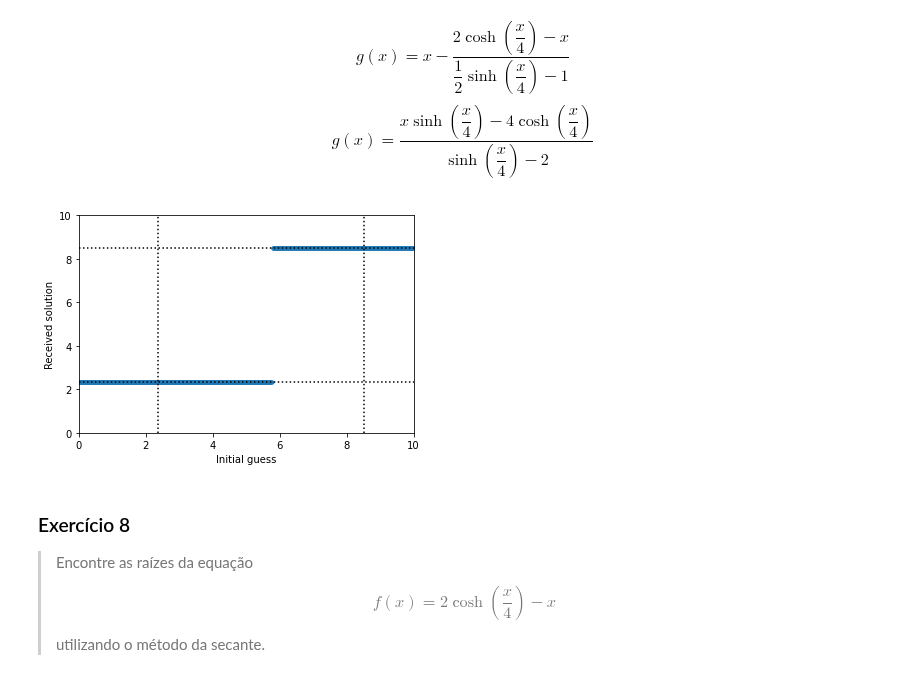
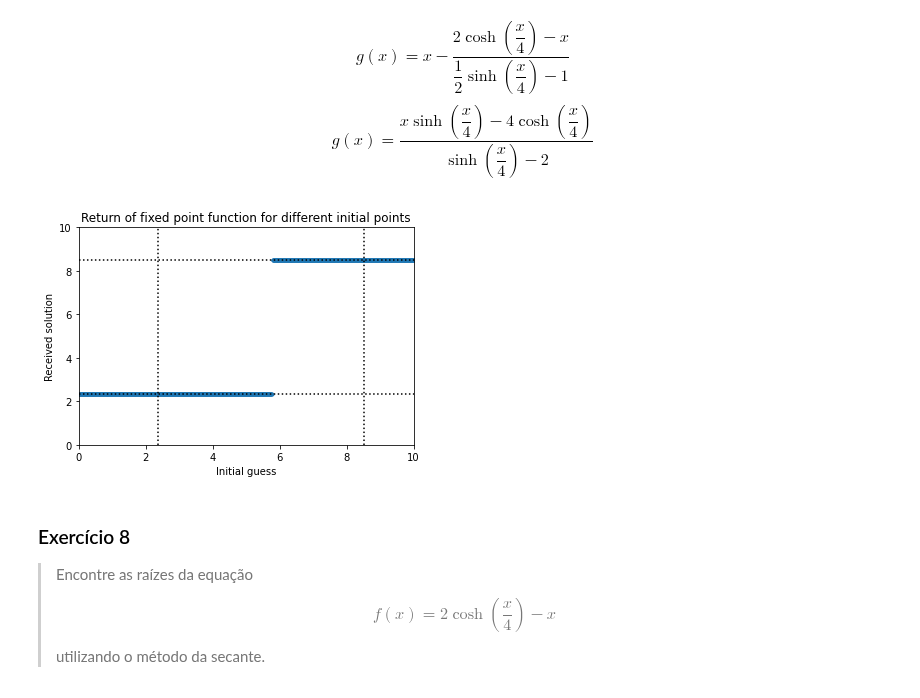
Before and after one commit to carlos-adir/UnB-Courses, a Jupyter notebook: mntf/trabalho1.ipynb, the cells around one changed output. Saved outputs shown, nothing was run; the diff lists cells and outputs as text; code cells hidden in the pictures.

```diff
--- a/mntf/trabalho1.ipynb
+++ b/mntf/trabalho1.ipynb
@@ -407,14 +480,12 @@ def fixedpoint(g: Callable[[float], float], p0: float, atol: float, nitermax: Op
 # %%
-def f(x: float) -> float:
-    return 2*np.cosh(x/4) - x
-
 def g1(x: float) -> float:
     return 2*np.cosh(x/4)
 
-p0 = 8.5
+x0 = 8.5  # Ponto inicial
 atol = 1e-4
-p = fixedpoint(g1, p0, atol, verbose=True)
-print(f" Initial guess:   p0 = {p0}")
-print(f"Final solution:    p = {p}")
+x = fixedpoint(g1, x0, atol, verbose=True)
+print(f" Initial guess:   x0 = {x0}")
+print(f"Final solution:    x = {x}")
 print(f"     Tolerance: atol = {atol:.1e}")
+print(f"         Error:  err = {abs(x-lowroot):.1e}")
 # %% [output]
@@ -438,12 +514,12 @@ Final solution:    p = 2.3575827298641867
 # %%
-p0s = np.linspace(0, highroot-1e-6, 1029)
-pfs = np.zeros(p0s.shape)
-for i, p0 in enumerate(p0s):
+x0s = np.linspace(0, highroot-1e-4, 1029)
+xfs = np.zeros(x0s.shape)
+for i, x0 in enumerate(x0s):
     try:
-        pfs[i] = fixedpoint(g1, p0, atol, nitermax=100)
+        xfs[i] = fixedpoint(g1, x0, atol, nitermax=100)
     except ValueError as e:
-        pfs[i] = float('inf')
-plt.scatter(p0s, pfs, marker=".")
+        xfs[i] = float('inf')
+plt.scatter(x0s, xfs, marker=".")
 plt.xlabel("Initial guess")
 plt.ylabel("Received solution")
 plt.xlim(0, 10)
@@ -452,5 +528,6 @@ plt.axhline(y=lowroot, ls="dotted", color="k")
 plt.axhline(y=highroot, ls="dotted", color="k")
 plt.axvline(x=lowroot, ls="dotted", color="k")
 plt.axvline(x=highroot, ls="dotted", color="k")
+plt.title("Return of fixed point function for different initial points")
 plt.show()
 # %% [output]
@@ -479,5 +568,7 @@ $$
 # %%
 def g2(x: float) -> float:
+    if x < 2:
+        raise ValueError(f"Cannot compute g({x}). It's not real!")
     return 4*np.log((x/2) + np.sqrt( (x/2)**2-1))
 
 p0s = np.linspace(lowroot+1e-6, 10, 1029)
@@ -496,5 +587,6 @@ plt.axhline(y=lowroot, ls="dotted", color="k")
 plt.axhline(y=highroot, ls="dotted", color="k")
 plt.axvline(x=lowroot, ls="dotted", color="k")
 plt.axvline(x=highroot, ls="dotted", color="k")
+plt.title("Return of fixed point function for different initial points")
 plt.show()
 # %% [output]
@@ -514,28 +606,29 @@ $$
 # %%
 def g3(x: float) -> float:
     sinh = np.sinh(x/4)
     cosh = np.cosh(x/4)
     return (x*sinh - 4*cosh)/(sinh - 2)
 
-p0s = np.linspace(0, 10, 1029)
-pfs = np.zeros(p0s.shape)
-for i, p0 in enumerate(p0s):
+x0s = np.linspace(0, 10, 1029)
+xfs = np.zeros(x0s.shape)
+for i, x0 in enumerate(x0s):
     try:
-        pfs[i] = fixedpoint(g3, p0, atol, nitermax=100)
+        xfs[i] = fixedpoint(g3, x0, atol, nitermax=100)
     except ValueError as e:
-        pfs[i] = float('inf')
-plt.scatter(p0s, pfs, marker=".")
+        xfs[i] = float('inf')
+plt.scatter(x0s, xfs, marker=".")
 plt.xlabel("Initial guess")
 plt.ylabel("Received solution")
 plt.xlim(0, 10)
 plt.ylim(0, 10)
 plt.axhline(y=lowroot, ls="dotted", color="k")
 plt.axhline(y=highroot, ls="dotted", color="k")
 plt.axvline(x=lowroot, ls="dotted", color="k")
 plt.axvline(x=highroot, ls="dotted", color="k")
+plt.title("Return of fixed point function for different initial points")
 plt.show()
 # %% [output]
-[figure, old version]
+[figure, new version]
 # %% [markdown]
 ### Exercício 8
 
```
Also changed, not shown: parts of 33 cells of this notebook.
